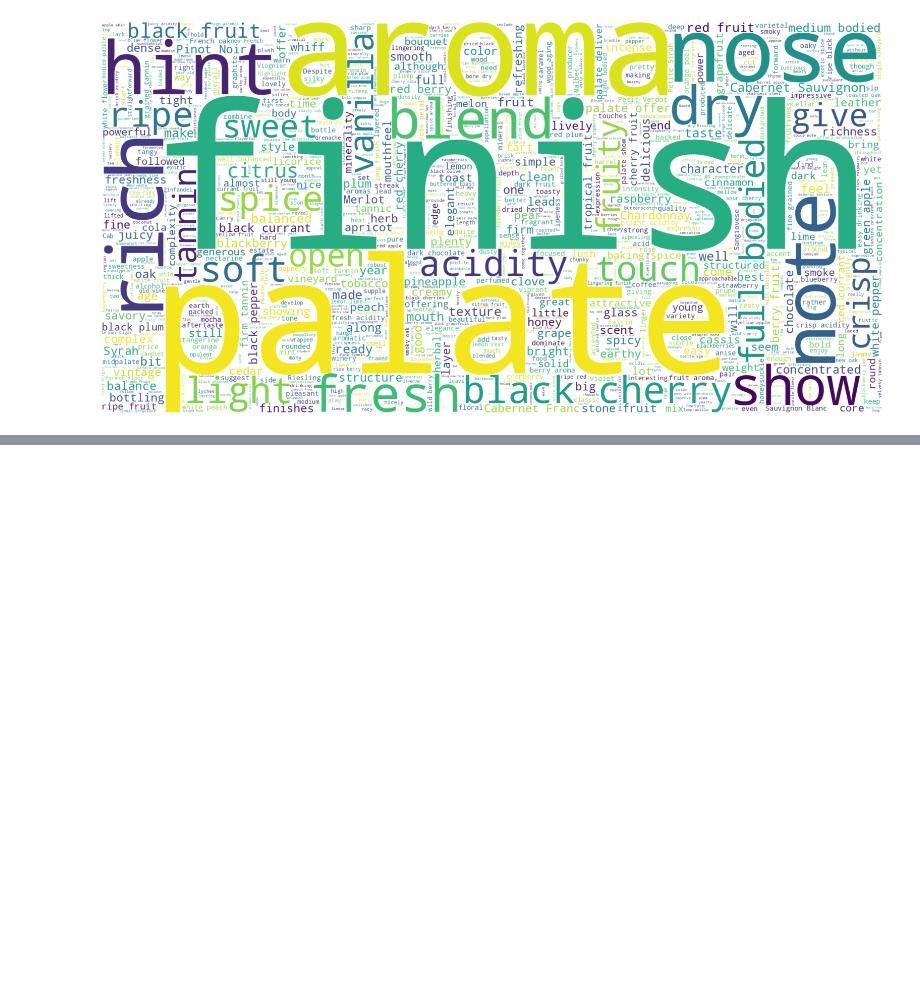
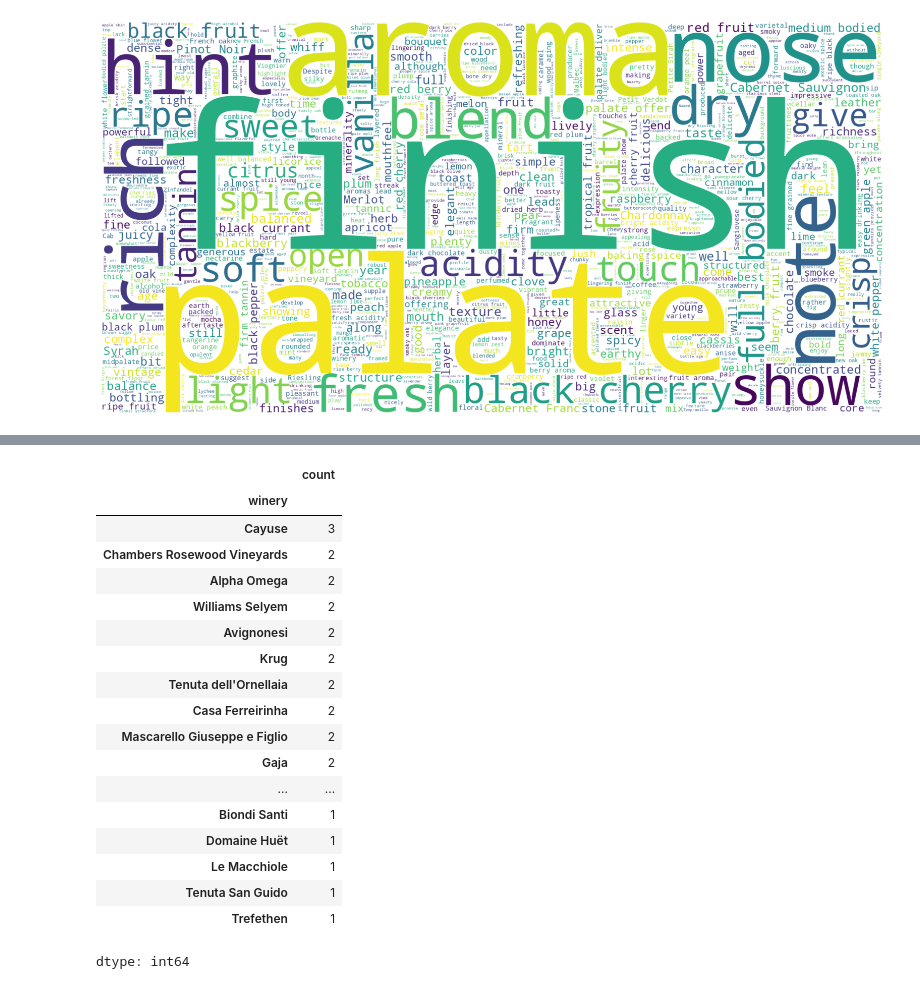
Before and after one commit to Bryan-Kan/Minera-o_de_Dados, a Jupyter notebook: Bryan_Braggion_Pimentel_de_Lima.ipynb, the cells around one changed output, grey strips where cells are left out. Drawn from its saved outputs; the diff is of its cells as text; code cells hidden in the pictures; blank space fills up the shorter version.

```diff
--- a/Bryan_Braggion_Pimentel_de_Lima.ipynb
+++ b/Bryan_Braggion_Pimentel_de_Lima.ipynb
@@ -675,0 +706,23 @@ R: Bem a bastantes palavras porem as que se destacam são finish e palate.
+# %%
+highs_scores_2 = df1[df1['points']>=99]
+highs_scores_2["winery"].value_counts()
+# %% [output]
+|  | count |
+| winery |  |
+| Cayuse | 3 |
+| Chambers Rosewood Vineyards | 2 |
+| Alpha Omega | 2 |
+| Williams Selyem | 2 |
+| Avignonesi | 2 |
+| Krug | 2 |
+| Tenuta dell'Ornellaia | 2 |
+| Casa Ferreirinha | 2 |
+| Mascarello Giuseppe e Figlio | 2 |
+| Gaja | 2 |
+| ... | ... |
+| Biondi Santi | 1 |
+| Domaine Huët | 1 |
+| Le Macchiole | 1 |
+| Tenuta San Guido | 1 |
+| Trefethen | 1 |
+dtype: int64
```
Also changed, not shown: parts of 7 cells of this notebook.
